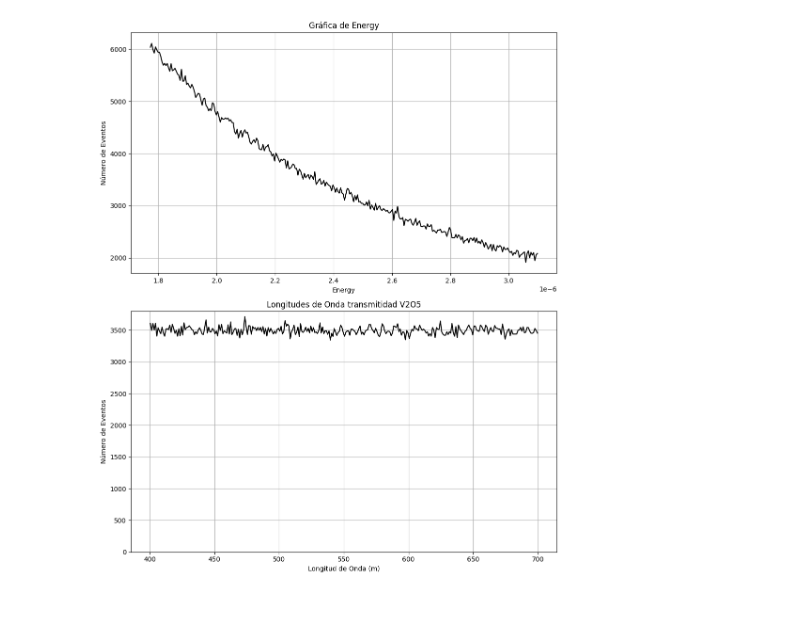
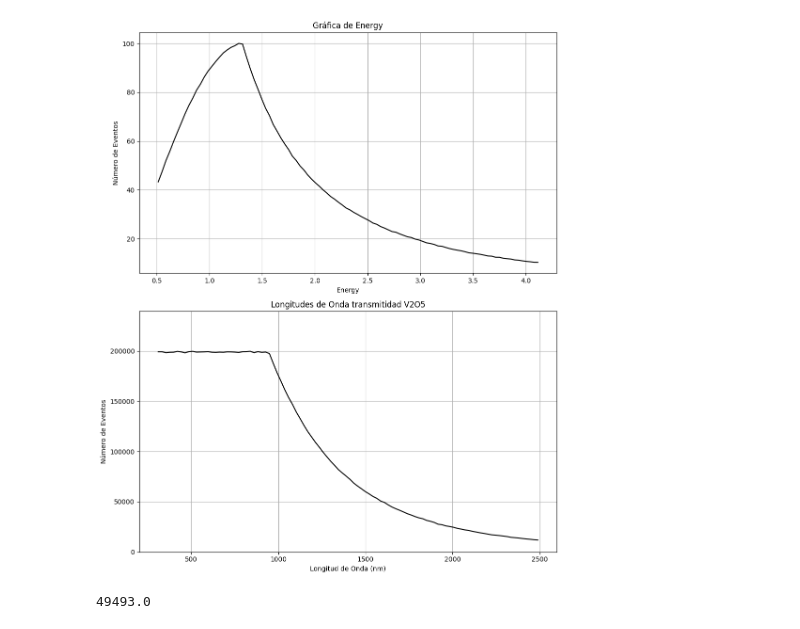
Before and after one commit to alonsoaf777/Geant4Charact2, a Jupyter notebook: G4-PCM/Codes/Spectrum.ipynb, the cells around one changed output. Cells and saved outputs as stored; diff of their text form; code cells hidden in the pictures.

```diff
--- a/G4-PCM/Codes/Spectrum.ipynb
+++ b/G4-PCM/Codes/Spectrum.ipynb
@@ -51,7 +51,7 @@ if branch_name not in df.columns:
 else:
     # Calcula el histograma
     data = df[branch_name].dropna()
-    counts, bins = np.histogram(data, bins=300)
+    counts, bins = np.histogram(data, bins=2200)
 
     # Calcula el centro de cada bin
     bin_centers = (bins[:-1] + bins[1:]) / 2
@@ -60,7 +60,7 @@ else:
     plt.figure(figsize=(10, 6))
     plt.plot(bin_centers, counts, linestyle='-', color='black')
     plt.title(f'Gráfica de {branch_name}')
-    plt.xlabel(f'branch_name {eV}')
+    plt.xlabel(f'{branch_name} eV')
     plt.ylabel('Número de Eventos')
     plt.grid(True)
     plt.show()
@@ -101,7 +100,7 @@ else:
     wavelengths = eV_to_nm / data
 
     # Calcula el histograma
-    counts, bins = np.histogram(wavelengths, bins=300)
+    counts, bins = np.histogram(wavelengths, bins=2200)
 
     # Calcula el centro de cada bin
     bin_centers = (bins[:-1] + bins[1:]) / 2
@@ -118,7 +117,7 @@ else:
     # plt.xscale('log')
     # plt.yscale('log')
 
-    plt.ylim(0,3800)
+    plt.ylim(0,max(counts*1.05))
 
     plt.show()
 # %% [output]
@@ -130,7 +188,7 @@ import matplotlib.pyplot as plt
 import numpy as np
 
 # Parámetros
-file_path = 'C:\\Users\\conej\\Documents\\Universidad\\Geant4\\Projects\\Git\\G4-PCM\\build\\Release\\Sim0.root'  # Ruta al archivo ROOT
+file_path = 'C:\\Users\\conej\\Documents\\Universidad\\Geant4\\Projects\\Git\\G4-PCM\\build\\Release\\Sim0vaccum.root'  # Ruta al archivo ROOT
 tree_name = 'G4_PCM'    # Nombre del árbol
 branch_name = 'Energy'  # Nombre de la categoría
 
@@ -147,36 +205,42 @@ with uproot.open(file_path) as file:
 if branch_name not in df.columns:
     print(f"Columna '{branch_name}' no encontrada en el DataFrame.")
 else:
     # Calcula el histograma de energía
     data = df[branch_name].dropna()
-    counts_energy, bins_energy = np.histogram(data, bins=300)
+    counts_energy2, bins_energy = np.histogram(data, bins=100)
+    norm2 = counts_energy2
     bin_centers_energy = (bins_energy[:-1] + bins_energy[1:]) / 2
 
     # Convierte energía (eV) a longitud de onda (nm)
     wavelengths = eV_to_nm / data
-    counts_wavelength, bins_wavelength = np.histogram(wavelengths, bins=300)
+    counts_wavelength, bins_wavelength = np.histogram(wavelengths, bins=100)
     bin_centers_wavelength = (bins_wavelength[:-1] + bins_wavelength[1:]) / 2
 
     # Crea la figura y las subgráficas
     fig, (ax1, ax2) = plt.subplots(2, 1, figsize=(10, 12))
 
     # Primera gráfica (Energía)
-    ax1.plot(bin_centers_energy, counts_energy, linestyle='-', color='black')
+    counts_energy2=(counts_energy2/(max(counts_energy2))*100)
+    ax1.plot(bin_centers_energy, counts_energy2, linestyle='-', color='black')
     ax1.set_title(f'Gráfica de {branch_name}')
     ax1.set_xlabel(branch_name)
     ax1.set_ylabel('Número de Eventos')
     ax1.grid(True)
 
     # Segunda gráfica (Longitud de onda)
     ax2.plot(bin_centers_wavelength, counts_wavelength, linestyle='-', color='black')
     ax2.set_title('Longitudes de Onda transmitidad V2O5')
-    ax2.set_xlabel('Longitud de Onda (m)')
+    ax2.set_xlabel('Longitud de Onda (nm)')
     ax2.set_ylabel('Número de Eventos')
     ax2.grid(True)
-    ax2.set_ylim(0, 3800)
+    ax2.set_ylim(0, max(counts_wavelength*1.2))
 
     # Muestra la figura
     plt.tight_layout()
     plt.show()
 # %% [output]
-[figure, old version]
+[figure, new version]
+# %%
+max(counts_energy1)
+# %% [output]
+49493.0
```
Also changed, not shown: parts of 5 cells of this notebook, 3 other files.
